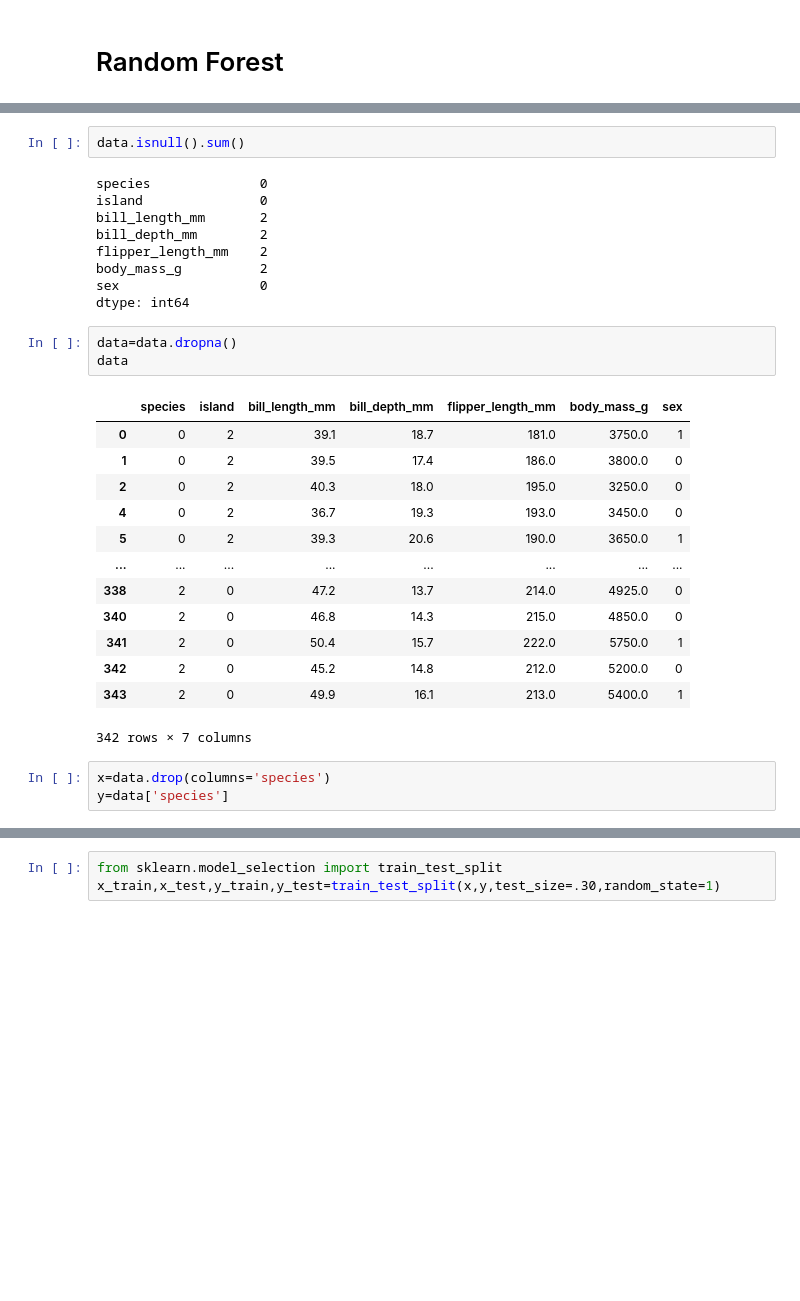
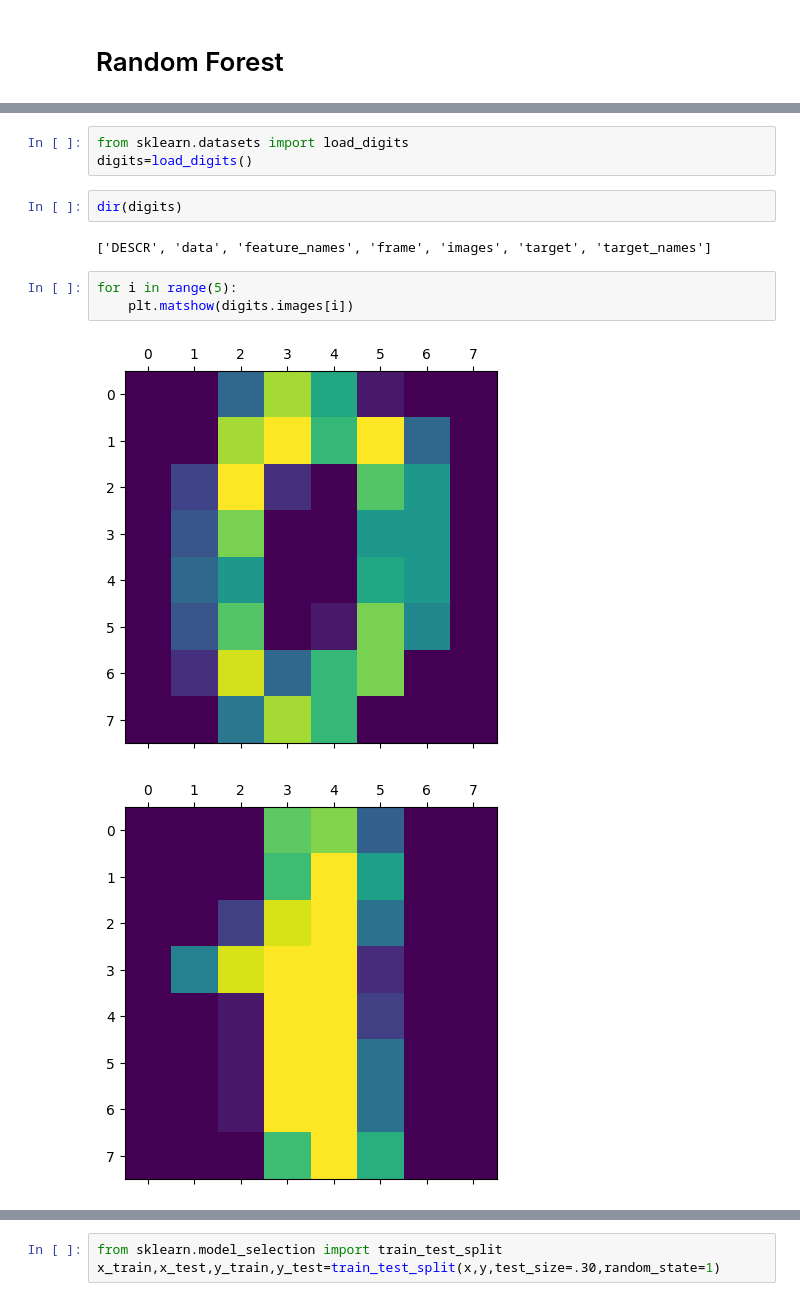
Before and after one commit to Aditya17Git/data-science, a Jupyter notebook: Random_Forest.ipynb, the cells around one changed output, grey strips where cells are left out. Drawn from its saved outputs; the diff is of its cells as text; blank space fills up the shorter version.

```diff
--- a/Random_Forest.ipynb
+++ b/Random_Forest.ipynb
@@ -50,31 +6,13 @@ data
-# %%
-data.isnull().sum()
-# %% [output]
-species              0
-island               0
-bill_length_mm       2
-bill_depth_mm        2
-flipper_length_mm    2
-body_mass_g          2
-sex                  0
-dtype: int64
-# %%
-data=data.dropna()
-data
-# %% [output]
-|  | species | island | bill_length_mm | bill_depth_mm | flipper_length_mm | body_mass_g | sex |
-| 0 | 0 | 2 | 39.1 | 18.7 | 181.0 | 3750.0 | 1 |
-| 1 | 0 | 2 | 39.5 | 17.4 | 186.0 | 3800.0 | 0 |
-| 2 | 0 | 2 | 40.3 | 18.0 | 195.0 | 3250.0 | 0 |
-| 4 | 0 | 2 | 36.7 | 19.3 | 193.0 | 3450.0 | 0 |
-| 5 | 0 | 2 | 39.3 | 20.6 | 190.0 | 3650.0 | 1 |
-| ... | ... | ... | ... | ... | ... | ... | ... |
-| 338 | 2 | 0 | 47.2 | 13.7 | 214.0 | 4925.0 | 0 |
-| 340 | 2 | 0 | 46.8 | 14.3 | 215.0 | 4850.0 | 0 |
-| 341 | 2 | 0 | 50.4 | 15.7 | 222.0 | 5750.0 | 1 |
-| 342 | 2 | 0 | 45.2 | 14.8 | 212.0 | 5200.0 | 0 |
-| 343 | 2 | 0 | 49.9 | 16.1 | 213.0 | 5400.0 | 1 |
-342 rows × 7 columns
-# %%
-x=data.drop(columns='species')
-y=data['species']
+# %%
+from sklearn.datasets import load_digits
+digits=load_digits()
+# %%
+dir(digits)
+# %% [output]
+['DESCR', 'data', 'feature_names', 'frame', 'images', 'target', 'target_names']
+# %%
+for i in range(5):
+    plt.matshow(digits.images[i])
+# %% [output]
+[figure, added]
+[figure, added]
```
Also changed, not shown: parts of 25 cells of this notebook.
